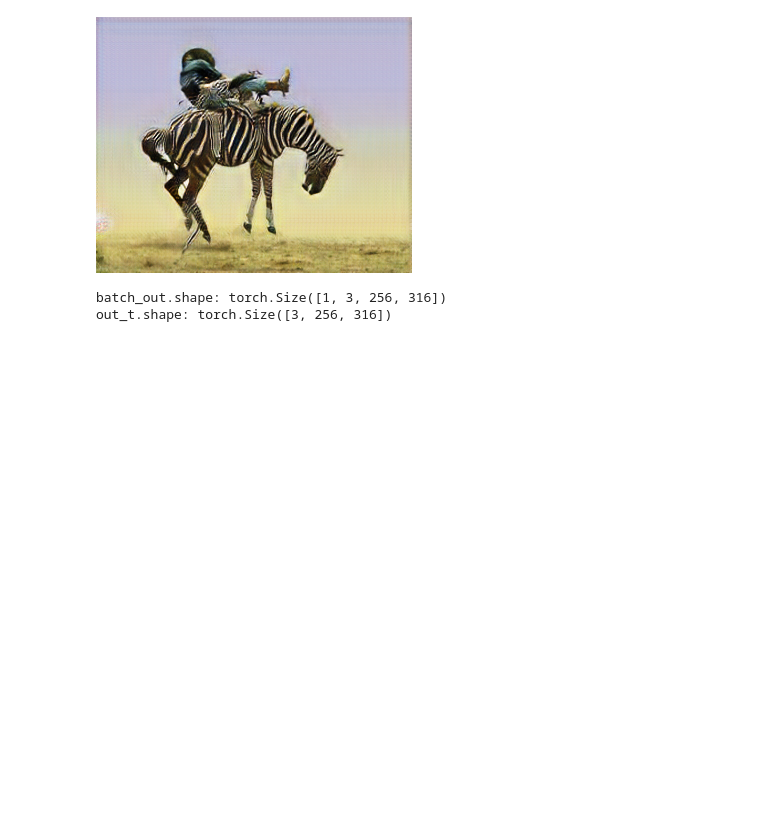
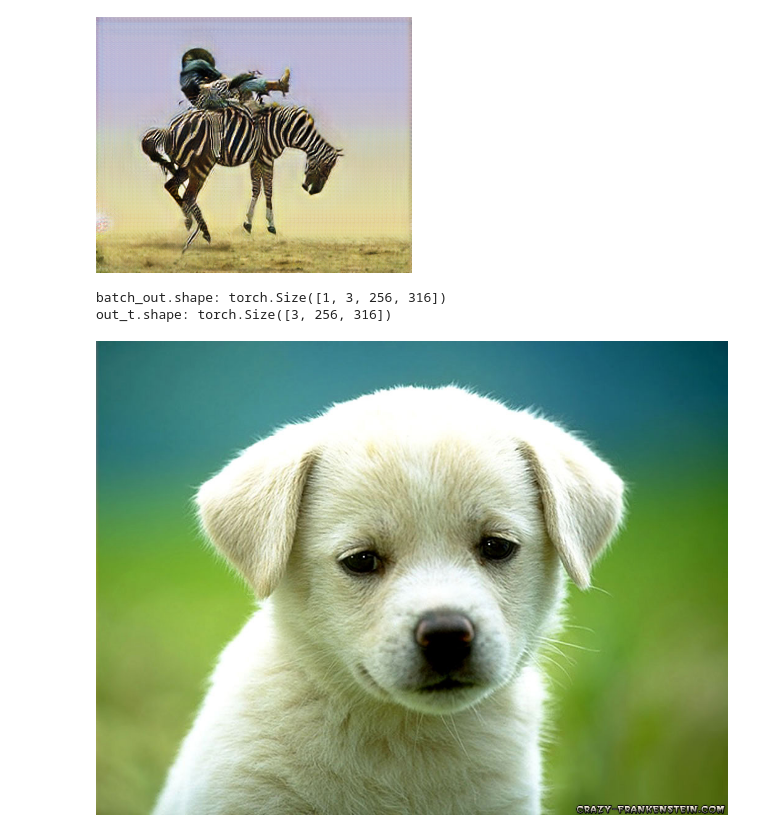
Before and after one commit to raymondng76/DLWPT-Exercise, a Jupyter notebook: Chapter 2/CycleGan_Example.ipynb, the cells around one changed output. Drawn from its saved outputs; the diff is of its cells as text; code cells hidden in the pictures; blank space fills up the shorter version.

```diff
--- a/Chapter 2/CycleGan_Example.ipynb
+++ b/Chapter 2/CycleGan_Example.ipynb
@@ -172,3 +172,8 @@ print(f'out_t.shape: {out_t.shape}')
 # %% [output]
 batch_out.shape: torch.Size([1, 3, 256, 316])
 out_t.shape: torch.Size([3, 256, 316])
+# %%
+dogimg = Image.open("D:\\OneDrive\\Pictures\\doggy.jpg")
+dogimg
+# %% [output]
+[figure, added]
```
Also changed, not shown: parts of 3 cells of this notebook.
